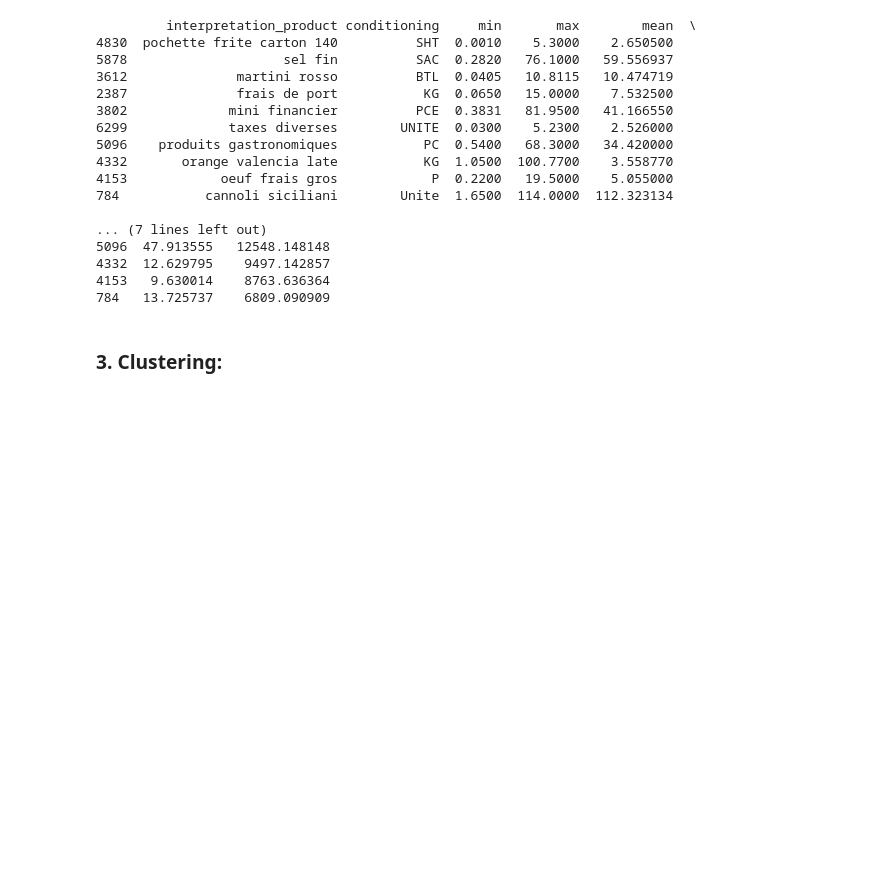
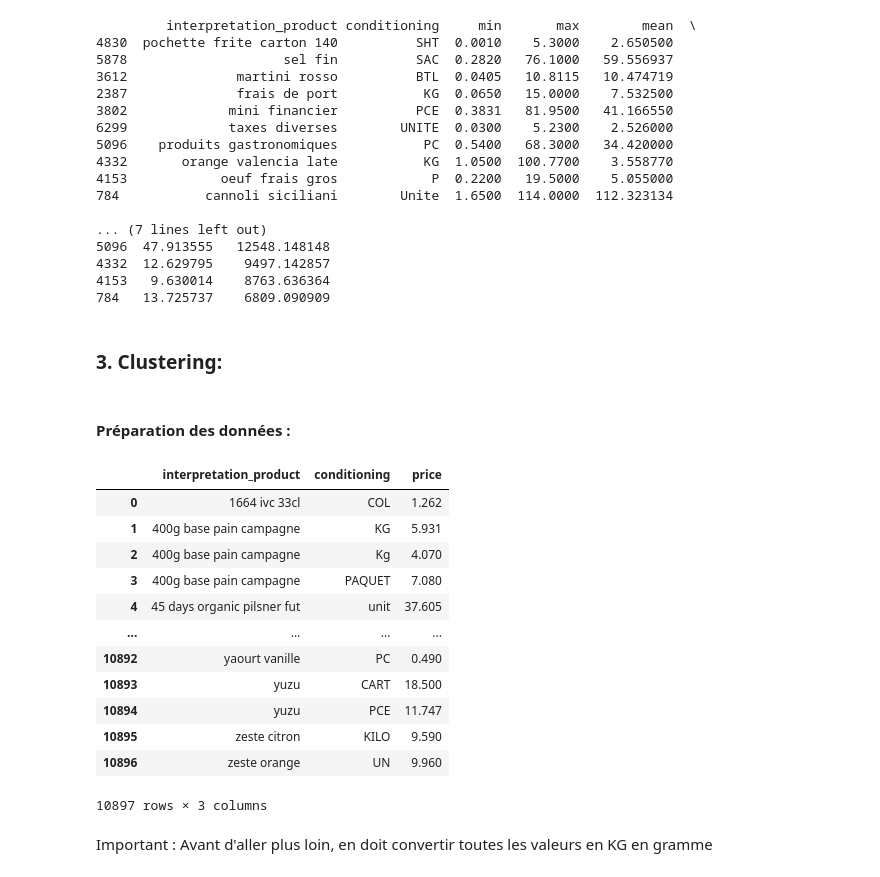
Before and after one commit to Xxxxr096/Projet-Alternance-Data, a Jupyter notebook: projet.ipynb, the cells around one changed output. Cells and saved outputs as stored; diff of their text form; code cells hidden in the pictures; blank space fills up the shorter version.

```diff
--- a/projet.ipynb
+++ b/projet.ipynb
@@ -264,3 +270,25 @@ print(high_variation_products.sort_values("variation_pct", ascending=False).head
 784   13.725737    6809.090909
 # %% [markdown]
 ### 3. Clustering:
+# %% [markdown]
+#### Préparation des données :
+# %%
+# Regrouper par produit + conditionnement pour obtenir un prix moyen
+cluster_data = my_data_cleaned.groupby(["interpretation_product", "conditioning"]).agg({"price": "mean"}).reset_index()
+cluster_data
+# %% [output]
+|  | interpretation_product | conditioning | price |
+| 0 | 1664 ivc 33cl | COL | 1.262 |
+| 1 | 400g base pain campagne | KG | 5.931 |
+| 2 | 400g base pain campagne | Kg | 4.070 |
+| 3 | 400g base pain campagne | PAQUET | 7.080 |
+| 4 | 45 days organic pilsner fut | unit | 37.605 |
+| ... | ... | ... | ... |
+| 10892 | yaourt vanille | PC | 0.490 |
+| 10893 | yuzu | CART | 18.500 |
+| 10894 | yuzu | PCE | 11.747 |
+| 10895 | zeste citron | KILO | 9.590 |
+| 10896 | zeste orange | UN | 9.960 |
+10897 rows × 3 columns
+# %% [markdown]
+Important : Avant d'aller plus loin, en doit convertir toutes les valeurs en KG en gramme
```
Also changed, not shown: parts of 12 cells of this notebook, 1 other file.
